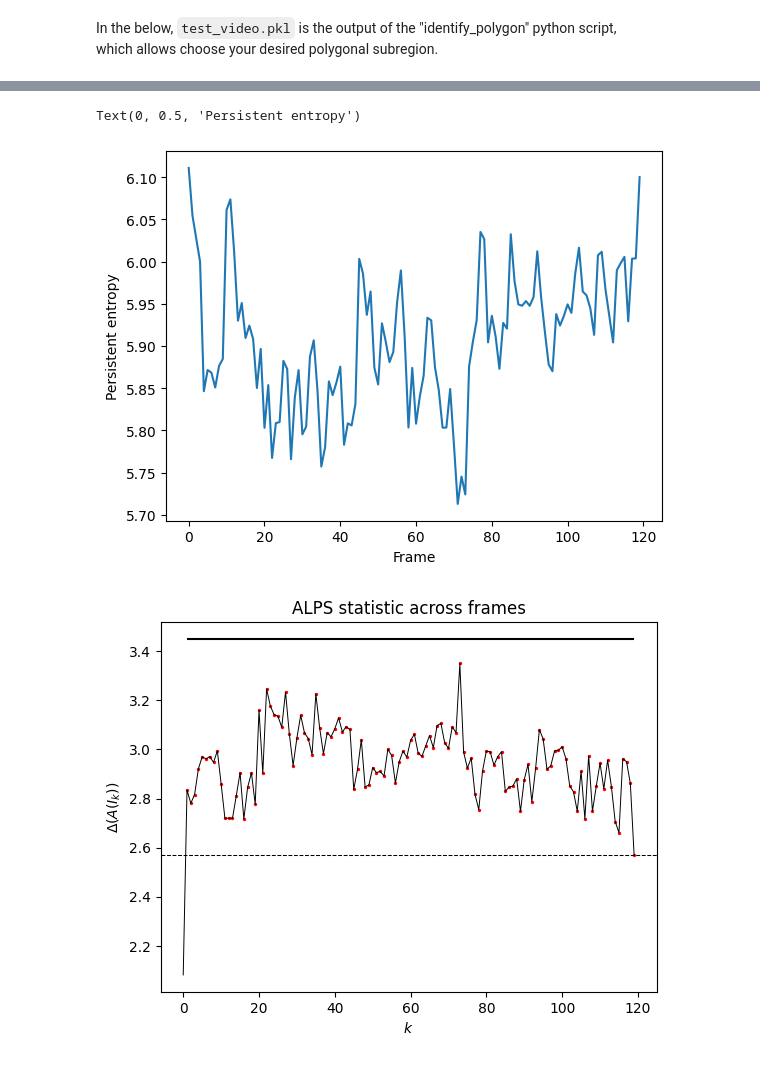
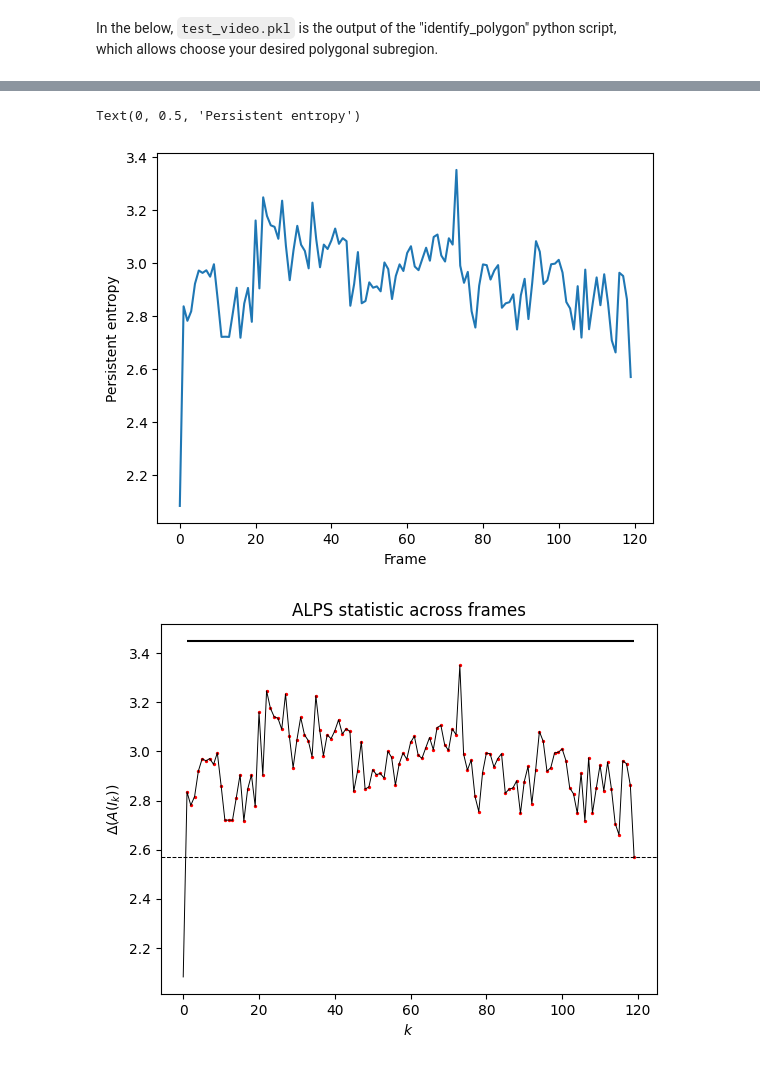
Before and after one commit to manilasoldier/detectda, a Jupyter notebook: detectda_demo.ipynb, the cells around one changed output, grey strips where cells are left out. Drawn from its saved outputs; the diff is of its cells as text; code cells hidden in the pictures.

```diff
--- a/detectda_demo.ipynb
+++ b/detectda_demo.ipynb
@@ -24,12 +24,12 @@ impol.get_pers_entr(neg=False)
 impol.get_alps()
 # %%
 #Plot the persistent entropy across all of the frames
-plt.plot(impol.pers_entr)
+plt.plot(impol.alps)
 plt.xlabel('Frame')
 plt.ylabel('Persistent entropy')
 # %% [output]
 Text(0, 0.5, 'Persistent entropy')
-[figure, old version]
+[figure, new version]
 # %%
 #Run hypothesis testing using the observed image series above, by generating 500 Monte Carlo noise images
 G = open('detectda/tests/test_video_vacuum.pkl', 'rb')
```
Also changed, not shown: parts of 3 cells of this notebook, 3 other files.
